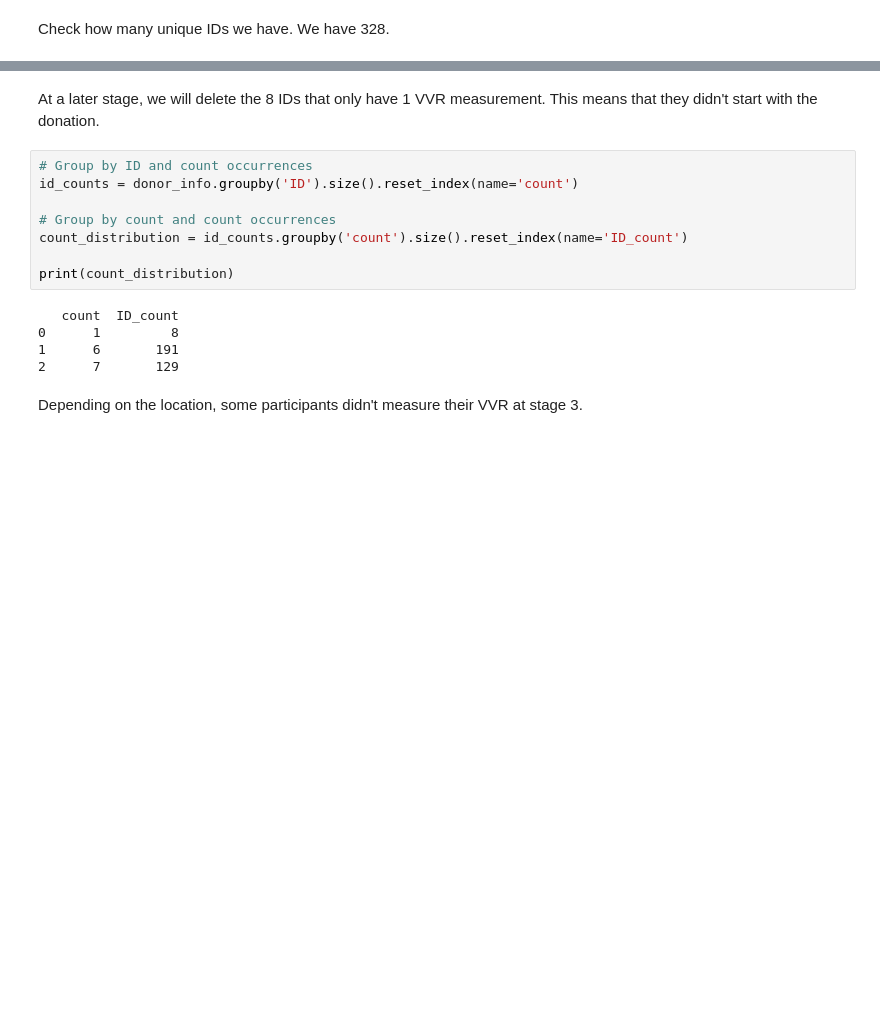
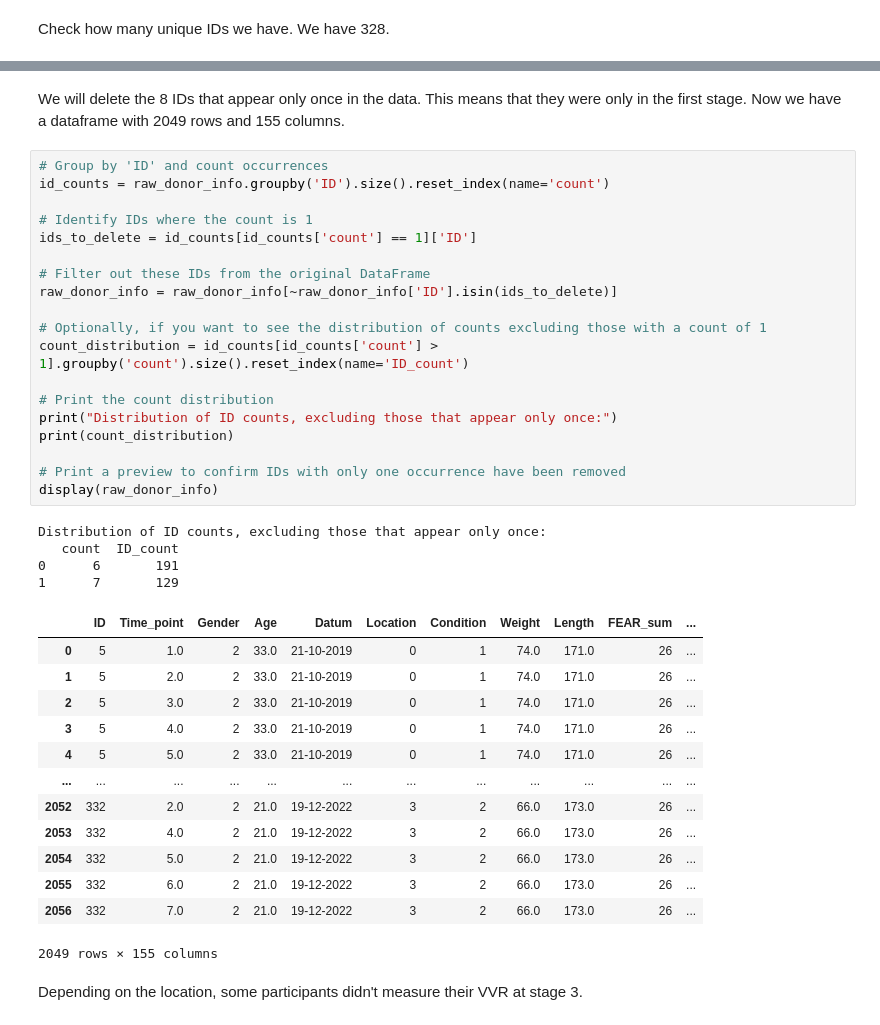
Before and after one commit to DionneSpaltman/predicting_VVR, a Jupyter notebook: processing/donor_info/cleaning_donorinfo.ipynb, the cells around one changed output, grey strips where cells are left out. Cells and saved outputs as stored; diff of their text form; blank space fills up the shorter version.

```diff
--- a/processing/donor_info/cleaning_donorinfo.ipynb
+++ b/processing/donor_info/cleaning_donorinfo.ipynb
@@ -15,21 +34,45 @@ unique_id_count = donor_info['ID'].nunique()
 print("Number of unique IDs:", unique_id_count)
 # %% [output]
 Number of unique IDs: 328
-# %% [markdown]
-At a later stage, we will delete the 8 IDs that only have 1 VVR measurement. This means that they didn't start with the donation.
-# %%
-# Group by ID and count occurrences
-id_counts = donor_info.groupby('ID').size().reset_index(name='count')
-
-# Group by count and count occurrences
-count_distribution = id_counts.groupby('count').size().reset_index(name='ID_count')
-
-print(count_distribution)
-# %% [output]
-   count  ID_count
-0      1         8
-1      6       191
-2      7       129
+# %% [markdown]
+We will delete the 8 IDs that appear only once in the data. This means that they were only in the first stage. Now we have a dataframe with 2049 rows and 155 columns.
+# %%
+# Group by 'ID' and count occurrences
+id_counts = raw_donor_info.groupby('ID').size().reset_index(name='count')
+
+# Identify IDs where the count is 1
+ids_to_delete = id_counts[id_counts['count'] == 1]['ID']
+
+# Filter out these IDs from the original DataFrame
+raw_donor_info = raw_donor_info[~raw_donor_info['ID'].isin(ids_to_delete)]
+
+# Optionally, if you want to see the distribution of counts excluding those with a count of 1
+count_distribution = id_counts[id_counts['count'] > 1].groupby('count').size().reset_index(name='ID_count')
+
+# Print the count distribution
+print("Distribution of ID counts, excluding those that appear only once:")
+print(count_distribution)
+
+# Print a preview to confirm IDs with only one occurrence have been removed
+display(raw_donor_info)
+# %% [output]
+Distribution of ID counts, excluding those that appear only once:
+   count  ID_count
+0      6       191
+1      7       129
+|  | ID | Time_point | Gender | Age | Datum | Location | Condition | Weight | Length | FEAR_sum | ... |
+| 0 | 5 | 1.0 | 2 | 33.0 | 21-10-2019 | 0 | 1 | 74.0 | 171.0 | 26 | ... |
+| 1 | 5 | 2.0 | 2 | 33.0 | 21-10-2019 | 0 | 1 | 74.0 | 171.0 | 26 | ... |
+| 2 | 5 | 3.0 | 2 | 33.0 | 21-10-2019 | 0 | 1 | 74.0 | 171.0 | 26 | ... |
+| 3 | 5 | 4.0 | 2 | 33.0 | 21-10-2019 | 0 | 1 | 74.0 | 171.0 | 26 | ... |
+| 4 | 5 | 5.0 | 2 | 33.0 | 21-10-2019 | 0 | 1 | 74.0 | 171.0 | 26 | ... |
+| ... | ... | ... | ... | ... | ... | ... | ... | ... | ... | ... | ... |
+| 2052 | 332 | 2.0 | 2 | 21.0 | 19-12-2022 | 3 | 2 | 66.0 | 173.0 | 26 | ... |
+| 2053 | 332 | 4.0 | 2 | 21.0 | 19-12-2022 | 3 | 2 | 66.0 | 173.0 | 26 | ... |
+| 2054 | 332 | 5.0 | 2 | 21.0 | 19-12-2022 | 3 | 2 | 66.0 | 173.0 | 26 | ... |
+| 2055 | 332 | 6.0 | 2 | 21.0 | 19-12-2022 | 3 | 2 | 66.0 | 173.0 | 26 | ... |
+| 2056 | 332 | 7.0 | 2 | 21.0 | 19-12-2022 | 3 | 2 | 66.0 | 173.0 | 26 | ... |
+2049 rows × 155 columns
 # %% [markdown]
 Depending on the location, some participants didn't measure their VVR at stage 3.
 # %%
```
Also changed, not shown: parts of 17 cells of this notebook.
